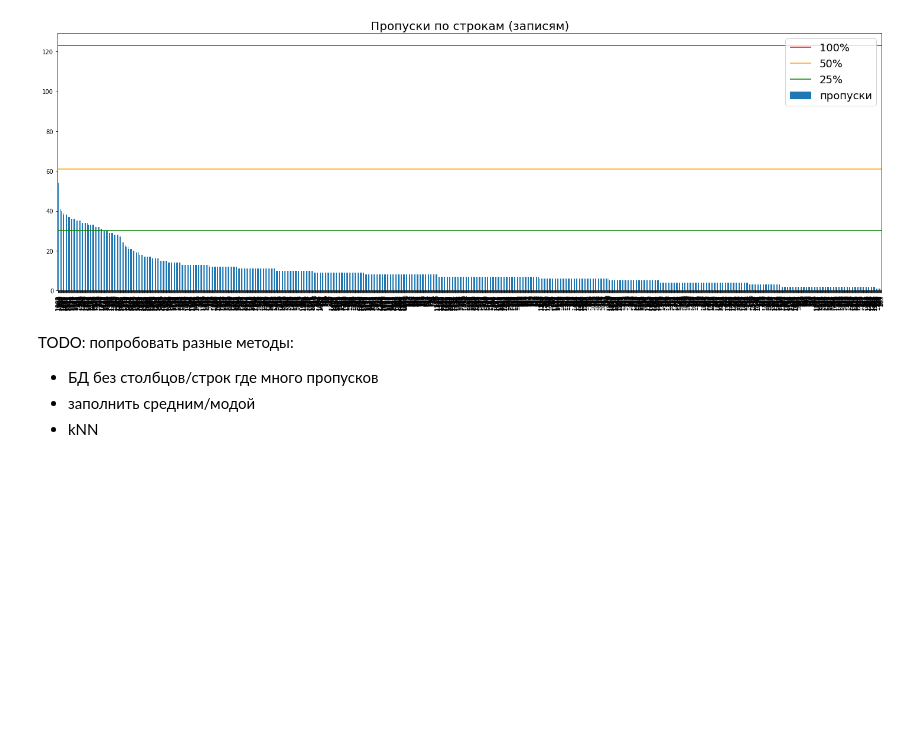
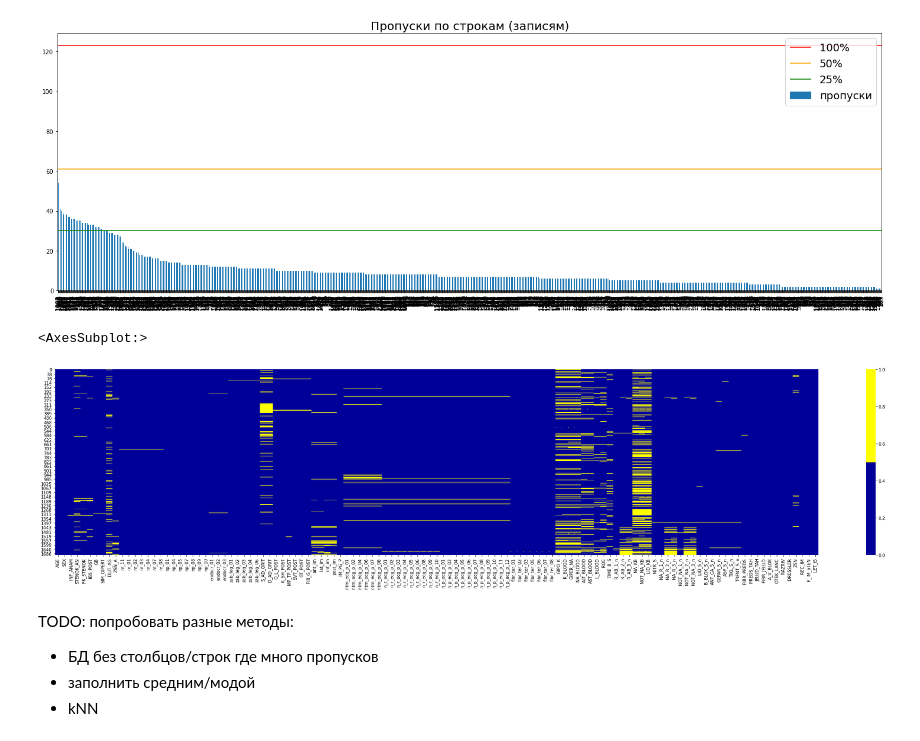
Before and after one commit to RusinDmitry/BSR, a Jupyter notebook: Scripts/read_raw_data.ipynb, the cells around one changed output. Drawn from its saved outputs; the diff is of its cells as text; code cells hidden in the pictures; blank space fills up the shorter version.

Commit message:
Fixed fillna and added plots

```diff
--- a/Scripts/read_raw_data.ipynb
+++ b/Scripts/read_raw_data.ipynb
@@ -89,12 +104,15 @@ plt.show()
 # %% [output]
 [figure]
 # %%
-cols = df.columns
+cols = raw_xls.columns
 # определяем цвета
 # желтый - пропущенные данные, синий - не пропущенные
 colours = ['#000099', '#ffff00']
 plt.figure(figsize=(40, 8))
-sns.heatmap(df[cols].isnull(), cmap=sns.color_palette(colours))
+sns.heatmap(raw_xls[cols].isnull(), cmap=sns.color_palette(colours))
+# %% [output]
+<AxesSubplot:>
+[figure, added]
 # %% [markdown]
 TODO: попробовать разные методы:
 
```
Also changed, not shown: parts of 22 cells of this notebook.
